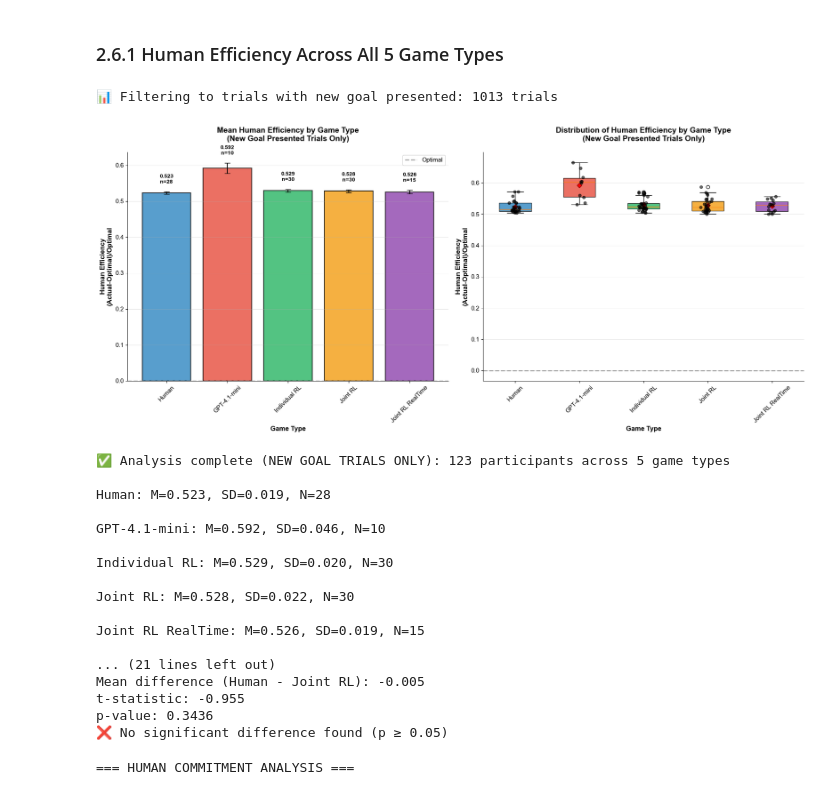
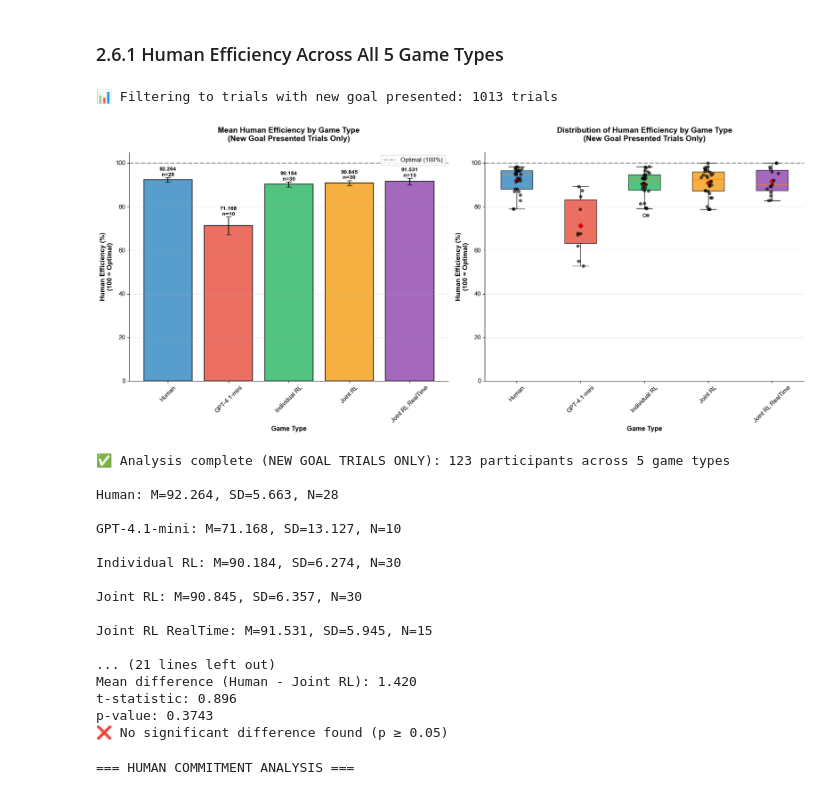
Before and after one commit to Cog-Games/MultiPlayerGridGame, a Jupyter notebook: dataAnalysis/collaboration_analysis.ipynb, the cells around one changed output. Drawn from its saved outputs; the diff is of its cells as text; code cells hidden in the pictures.

```diff
--- a/dataAnalysis/collaboration_analysis.ipynb
+++ b/dataAnalysis/collaboration_analysis.ipynb
@@ -859,8 +859,10 @@ if not data['trial_data'].empty:
                 if optimal_steps == 0:
                     continue  # Already at goal
 
-                # Calculate efficiency: (actual - optimal) / optimal
-                efficiency = (actual_steps - optimal_steps) / optimal_steps
+                # Calculate efficiency using excess steps logic
+                # Normalize to 0-100 scale where 100 = most efficient (optimal)
+                excess_steps = actual_steps - optimal_steps
+                efficiency = (1 - excess_steps / actual_steps) * 100
 
                 # Determine if human reached old goal (shared goal) or new goal
                 reached_old_goal = 1 if (not pd.isna(human_commitment) and human_commitment == 1) else 0
@@ -1023,18 +1025,19 @@ if not data['trial_data'].empty:
 
                     # Customize plot
                     ax.set_xlabel('Condition Category', fontsize=12, fontweight='bold')
-                    ax.set_ylabel('Efficiency\n(Actual-Optimal)/Optimal', fontsize=12, fontweight='bold')
+                    ax.set_ylabel('Efficiency (%)\n(100 = Optimal)', fontsize=12, fontweight='bold')
                     ax.set_title('Human Movement Efficiency: Human-Human vs Joint RL (New Goal Trials)\n' +
-                               'Efficiency = (Actual Steps - Optimal Steps) / Optimal Steps',
+                               'Efficiency = (1 - Excess Steps / Actual Steps) × 100',
                                fontsize=14, fontweight='bold', pad=20)
 
                     # Set x-axis
                     ax.set_xticks(x_positions)
                     ax.set_xticklabels(category_order, fontsize=10)
 
-                    # Add horizontal line at efficiency = 0 (optimal)
-                    ax.axhline(y=0, color='gray', linestyle='--', alpha=0.7,
-                             linewidth=2, label='Optimal Efficiency')
+                    # Add horizontal line at efficiency = 100% (optimal)
+                    ax.axhline(y=100, color='gray', linestyle='--', alpha=0.7,
+                             linewidth=2, label='Optimal Efficiency (100%)')
+                    ax.set_ylim(0, 105)  # Set y-axis limits for percentage scale
 
                     # Styling
                     ax.grid(True, alpha=0.3, axis='y')
@@ -1557,8 +1560,13 @@ def calculate_human_efficiency_for_row(row):
             if optimal_steps == 0:
                 continue
 
-            efficiencies.append((actual_steps - optimal_steps) / optimal_steps)
-            # efficiencies.append(actual_steps / (actual_steps + optimal_steps))
+            # efficiencies.append((actual_steps - optimal_steps) / optimal_steps)
+
+            # Calculate efficiency using excess steps logic
+            # Normalize to 0-100 scale where 100 = most efficient (optimal)
+            excess_steps = actual_steps - optimal_steps
+            efficiency_percent = (1 - excess_steps / actual_steps) * 100
+            efficiencies.append(efficiency_percent)
 
         # Return average efficiency across all human players
         return np.mean(efficiencies) if efficiencies else np.nan
@@ -1574,7 +1582,7 @@ data['trial_data']['human_efficiency'] = data['trial_data'].apply(
 # 3. Prepare data for plotting - FOCUS ON NEW GOAL PRESENTED TRIALS
 efficiency_data = data['trial_data'][
     (~pd.isna(data['trial_data']['human_efficiency'])) &
-    (data['trial_data']['human_efficiency'].between(-2, 10)) &
+    (data['trial_data']['human_efficiency'].between(0, 100)) &  # 0-100% efficiency scale
     (data['trial_data']['newGoalPresented'] == True)  # Only trials with new goal presented
 ].copy()
 
@@ -1616,10 +1624,11 @@ for bar, mean, sem, n in zip(bars, plot_data, plot_errors, plot_ns):
              ha='center', va='bottom' if mean >= 0 else 'top', fontweight='bold', fontsize=10)
 
 ax1.set_title('Mean Human Efficiency by Game Type\n(New Goal Presented Trials Only)', fontweight='bold', fontsize=14, pad=20)
-ax1.set_ylabel('Human Efficiency\n(Actual-Optimal)/Optimal', fontweight='bold', fontsize=12)
+ax1.set_ylabel('Human Efficiency (%)\n(100 = Optimal)', fontweight='bold', fontsize=12)
 ax1.set_xlabel('Game Type', fontweight='bold', fontsize=12)
 ax1.tick_params(axis='x', rotation=45)
-ax1.axhline(y=0, color='gray', linestyle='--', alpha=0.7, linewidth=2, label='Optimal')
+ax1.axhline(y=100, color='gray', linestyle='--', alpha=0.7, linewidth=2, label='Optimal (100%)')
+ax1.set_ylim(0, 105)  # Set y-axis limits for percentage scale
 ax1.grid(True, alpha=0.3, axis='y')
 ax1.spines['top'].set_visible(False)
 ax1.spines['right'].set_visible(False)
@@ -1641,10 +1650,11 @@ for i, gt in enumerate(available_game_types):
     ax2.scatter(x_positions, game_data, color='black', alpha=0.6, s=25, zorder=3)
 
 ax2.set_title('Distribution of Human Efficiency by Game Type\n(New Goal Presented Trials Only)', fontweight='bold', fontsize=14, pad=20)
-ax2.set_ylabel('Human Efficiency\n(Actual-Optimal)/Optimal', fontweight='bold', fontsize=12)
+ax2.set_ylabel('Human Efficiency (%)\n(100 = Optimal)', fontweight='bold', fontsize=12)
 ax2.set_xlabel('Game Type', fontweight='bold', fontsize=12)
 ax2.tick_params(axis='x', rotation=45)
-ax2.axhline(y=0, color='gray', linestyle='--', alpha=0.7, linewidth=2)
+ax2.axhline(y=100, color='gray', linestyle='--', alpha=0.7, linewidth=2, label='Optimal (100%)')
+ax2.set_ylim(0, 105)  # Set y-axis limits for percentage scale
 ax2.grid(True, alpha=0.3, axis='y')
 ax2.spines['top'].set_visible(False)
 ax2.spines['right'].set_visible(False)
@@ -1738,50 +1748,50 @@ if len(available_game_types) > 1:
         t_stat, p_value = ttest_ind(human_data, joint_rl_data)
 
         # Calculate descriptive statistics
         human_mean = human_data.mean()
         human_std = human_data.std()
         joint_rl_mean = joint_rl_data.mean()
         joint_rl_std = joint_rl_data.std()
         mean_diff = human_mean - joint_rl_mean
 
         print(f"Human efficiency: {human_mean:.3f} ± {human_std:.3f} (N={len(human_data)})")
         print(f"Joint RL efficiency: {joint_rl_mean:.3f} ± {joint_rl_std:.3f} (N={len(joint_rl_data)})")
         print(f"Mean difference (Human - Joint RL): {mean_diff:.3f}")
         print(f"t-statistic: {t_stat:.3f}")
         print(f"p-value: {p_value:.4f}")
 
         if p_value < 0.05:
             significance = "***" if p_value < 0.001 else "**" if p_value < 0.01 else "*"
             print(f"✅ Significant difference found {significance} (p < 0.05)")
         else:
             print("❌ No significant difference found (p ≥ 0.05)")
     else:
         print("⚠️ Insufficient data for Human vs Joint RL comparison")
         if len(human_data) == 0:
             print("   - No Human data available")
         if len(joint_rl_data) == 0:
             print("   - No Joint RL data available")
 else:
     print("⚠️ Only one game type available, skipping statistical tests")
 # %% [output]
 📊 Filtering to trials with new goal presented: 1013 trials
-[figure, old version]
+[figure, new version]
 ✅ Analysis complete (NEW GOAL TRIALS ONLY): 123 participants across 5 game types
 
-Human: M=0.523, SD=0.019, N=28
+Human: M=92.264, SD=5.663, N=28
 
-GPT-4.1-mini: M=0.592, SD=0.046, N=10
+GPT-4.1-mini: M=71.168, SD=13.127, N=10
 
-Individual RL: M=0.529, SD=0.020, N=30
+Individual RL: M=90.184, SD=6.274, N=30
 
-Joint RL: M=0.528, SD=0.022, N=30
+Joint RL: M=90.845, SD=6.357, N=30
 
-Joint RL RealTime: M=0.526, SD=0.019, N=15
+Joint RL RealTime: M=91.531, SD=5.945, N=15
 
 ... (21 lines left out)
-Mean difference (Human - Joint RL): -0.005
-t-statistic: -0.955
-p-value: 0.3436
+Mean difference (Human - Joint RL): 1.420
+t-statistic: 0.896
+p-value: 0.3743
 ❌ No significant difference found (p ≥ 0.05)
 # %%
 # Figure 8: Human Commitment Analysis (merged_commitment_analysis_2p3g.png)
```
Also changed, not shown: parts of 2 cells of this notebook.
